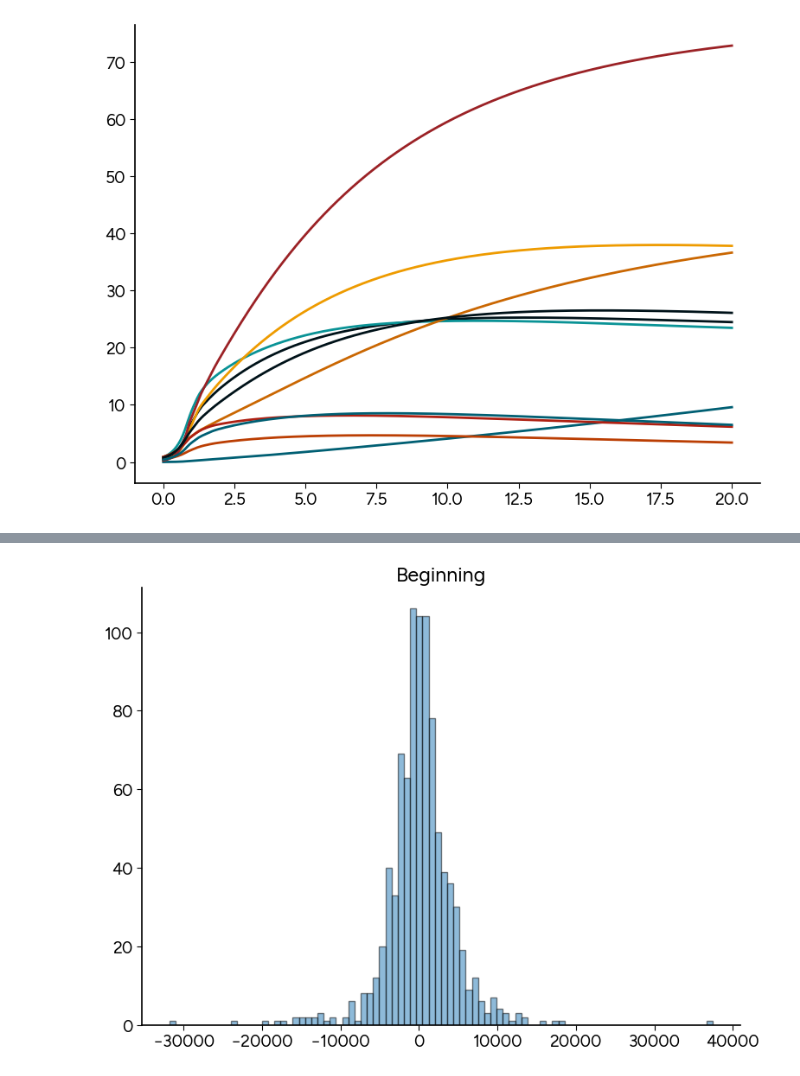
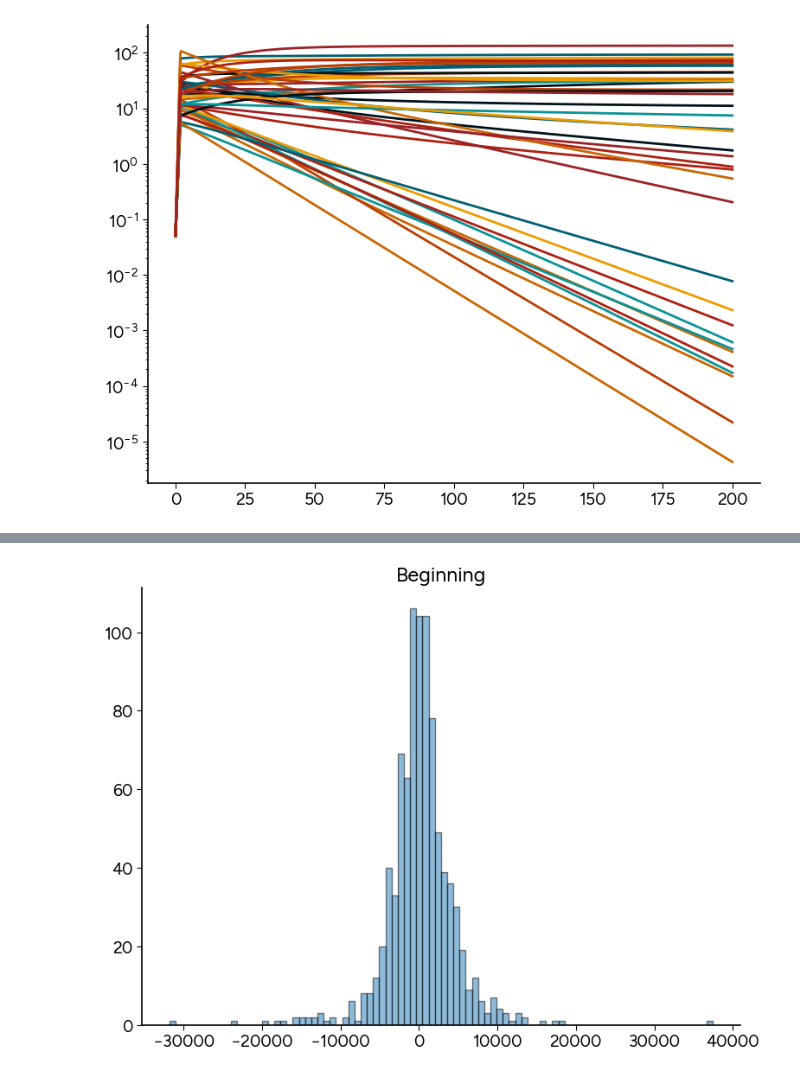
Before and after one commit to prajwalp/OE-dilutions, a Jupyter notebook: crossfeeding_dist.ipynb, the cells around one changed output, grey strips where cells are left out. Saved outputs shown, nothing was run; the diff lists cells and outputs as text; code cells hidden in the pictures.

```diff
--- a/crossfeeding_dist.ipynb
+++ b/crossfeeding_dist.ipynb
@@ -41,25 +43,21 @@ def binValuesFn(values,logBins=True,nBins=10,density=True):
 
         return hist,edges
 
-@njit
+@njit(parallel=True)
 def chemostat_dynamics(t, y, muMatrix, kMatrix, dTensor, delta, supplyVec):
     populations = y[:Ns]
     resources = y[Ns:]
 
-    resources[resources<1e-12] = 0
-
     dpop = np.zeros(Ns,dtype=np.float64)
     dres = np.zeros(Nr,dtype=np.float64)
+    uptakeMatrix = (muMatrix.T * populations).T * resources / (kMatrix + resources)
 
-    resourceUptakes = np.sum(muMatrix*resources / (kMatrix + resources),axis=1)
-    dpop = populations * (resourceUptakes - delta)
+    dpop = (np.sum(uptakeMatrix,axis=1) - delta*populations)
+    resourceUsage = np.sum(uptakeMatrix,axis=0)
 
-    multiplierMatrix = (muMatrix.T * populations).T * resources / (kMatrix + resources)
-    uptake = np.sum(multiplierMatrix,axis=0)
-
-    for alpha in range(Nr):
-        leakage = np.sum(dTensor[:,alpha,:]*multiplierMatrix)
-        dres[alpha] = delta*(supplyVec[alpha] - resources[alpha]) - uptake[alpha] + leakage
+    for alpha in prange(Nr):
+        leakage = np.sum(dTensor[:,alpha,:]*uptakeMatrix)
+        dres[alpha] = delta*(supplyVec[alpha] - resources[alpha]) - resourceUsage[alpha] + leakage
 
     return np.concatenate((dpop,dres))
 
@@ -133,10 +131,11 @@ leakageRate = 0.2
 unscaledMuMatrix = np.random.lognormal(-1.95,1,(Ns,Nr))
 muMatrix = (1-leakageRate) * unscaledMuMatrix / np.max(unscaledMuMatrix)
 
-kMatrix = np.random.lognormal(2.5, 1.62,(Ns,Nr))/1000
+kMatrix = np.random.lognormal(5.5, 1.2,(Ns,Nr))/1000
 
 unscaledDTensor = np.random.lognormal(-8.78, 2.75,(Ns,Nr,Nr))
-dTensor = leakageRate *unscaledDTensor / np.max(unscaledDTensor)
+dTensor = 0.9* leakageRate *unscaledDTensor / np.max(unscaledDTensor)
+# dTensor = np.zeros((Ns,Nr,Nr))
 # dTensor = leakageRate * unscaledDTensor / np.sum(unscaledDTensor,axis=2)[:,:,np.newaxis]
 
 supplyVec = np.full(Nr,10)
@@ -144,7 +143,7 @@ delta = 0.2
 
 assertParams(muMatrix,kMatrix,dTensor,delta,supplyVec)
 
-rVecBeginning = supplyVec.copy() * 0.9
+rVecBeginning = supplyVec.copy() * 0.99
 rVecEnd = np.random.lognormal(np.mean(kMatrix)/np.mean(supplyVec),1,Nr)
 # %%
 growthVecBeginning,interactionMatrixBeginning = glvParamsFn(muMatrix,kMatrix,dTensor,rVecBeginning,delta,supplyVec)
@@ -182,9 +183,12 @@ plt.show()
 # %%
-initialPopulations = np.random.uniform(0,1,Ns)
-initialResources = np.random.uniform(0,1,Nr)
+initialPopulations = np.full(Ns,0.05)
+# initialPopulations = np.zeros(Ns)
+# initialPopulations[3] = 0.05
+initialResources = supplyVec
 
 initialConditions = np.concatenate((initialPopulations,initialResources))
 
-t = np.linspace(0,20,1000)
+t = np.linspace(0,200,1000)
 # %%
-sol = integrate.solve_ivp(chemostat_dynamics,(0,t[-1]),initialConditions,args=(muMatrix, kMatrix, dTensor, delta, supplyVec),t_eval=t)
+%%time
+sol = integrate.solve_ivp(chemostat_dynamics,(0,t[-1]),initialConditions,args=(muMatrix, kMatrix, dTensor, delta, supplyVec),t_eval=t,max_step=0.1)
@@ -191,7 +198,7 @@ sol = integrate.solve_ivp(chemostat_dynamics,(0,t[-1]),initialConditions,args=(m
 # %%
 plt.plot(sol.t,sol.y[:Ns].T)
 
-# plt.yscale("log")
+plt.yscale("log")
 plt.show()
 # %% [output]
-[figure, old version]
+[figure, new version]
```
Also changed, not shown: parts of 12 cells of this notebook.
